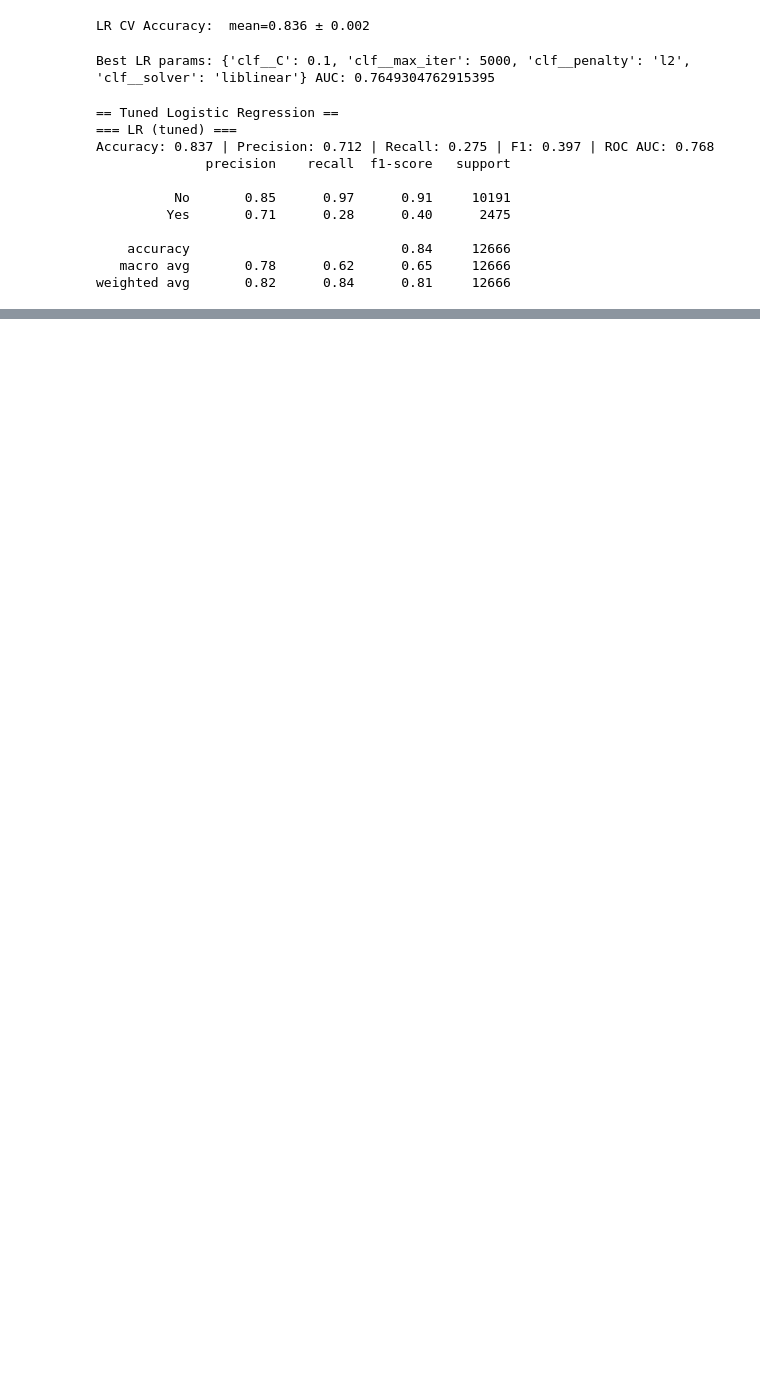
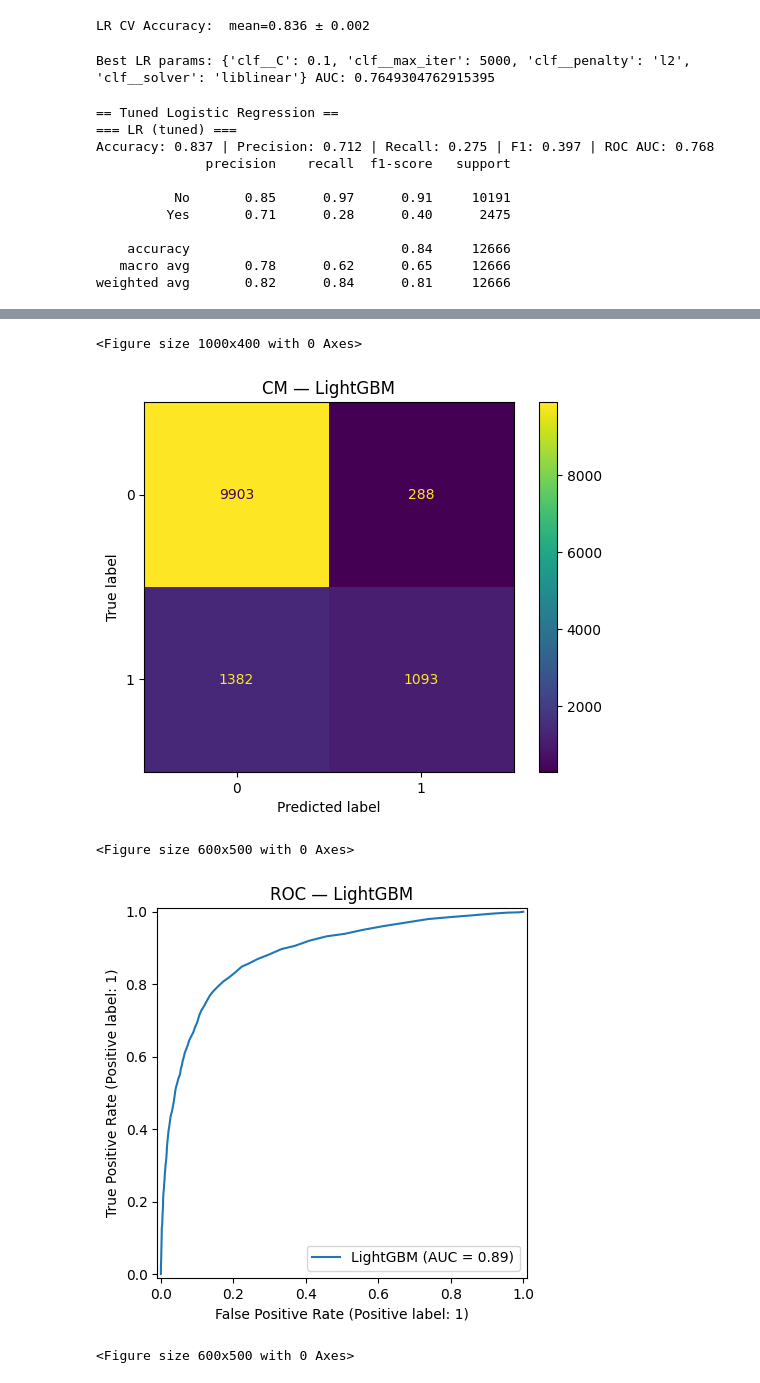
Before and after one commit to Sharmi0809/Customer-Targeting, a Jupyter notebook: Customer_targetting.ipynb, the cells around one changed output, grey strips where cells are left out. Cells and saved outputs as stored; diff of their text form; code cells hidden in the pictures; blank space fills up the shorter version.

Commit message:
LightGBM

```diff
--- a/Customer_targetting.ipynb
+++ b/Customer_targetting.ipynb
@@ -285,0 +393,17 @@ weighted avg       0.82      0.84      0.81     12666
+# %%
+preprocessor = ColumnTransformer([
+    ("num", 'passthrough', numerical_cols),
+    ("cat", categorical_transformer, categorical_cols)
+])
+
+pipe_lgbm = Pipeline([
+    ('preprocessor',preprocessor),
+    ("clf", RandomForestClassifier(class_weight='balanced', random_state=42))
+])
+
+pipe_lgbm.fit(X_train, y_train)
+
+y_pred_lgbm = pipe_lgbm.predict(X_test)
+y_proba_lgbm = pipe_lgbm.predict_proba(X_test)[:,1]
+
+metrics_lgbm  = report("Logistic Regression (baseline)", y_test, y_pred_lr, y_proba_lr)
@@ -285,0 +421,21 @@ weighted avg       0.82      0.84      0.81     12666
+# %%
+fig = plt.figure(figsize=(10, 4));
+ConfusionMatrixDisplay.from_predictions(y_test, y_pred_lgbm);
+plt.title("CM — LightGBM");
+plt.show()
+
+fig = plt.figure(figsize=(6, 5));
+RocCurveDisplay.from_predictions(y_test, y_proba_lgbm, name="LightGBM")
+plt.title("ROC — LightGBM");
+plt.show()
+
+fig = plt.figure(figsize=(6, 5))
+PrecisionRecallDisplay.from_predictions(y_test, y_proba_lgbm, name="LightGBM")
+plt.title("Precision-Recall Curve")
+plt.show()
+# %% [output]
+<Figure size 1000x400 with 0 Axes>
+[figure, added]
+<Figure size 600x500 with 0 Axes>
+[figure, added]
+<Figure size 600x500 with 0 Axes>
```
Also changed, not shown: parts of 33 cells of this notebook.
